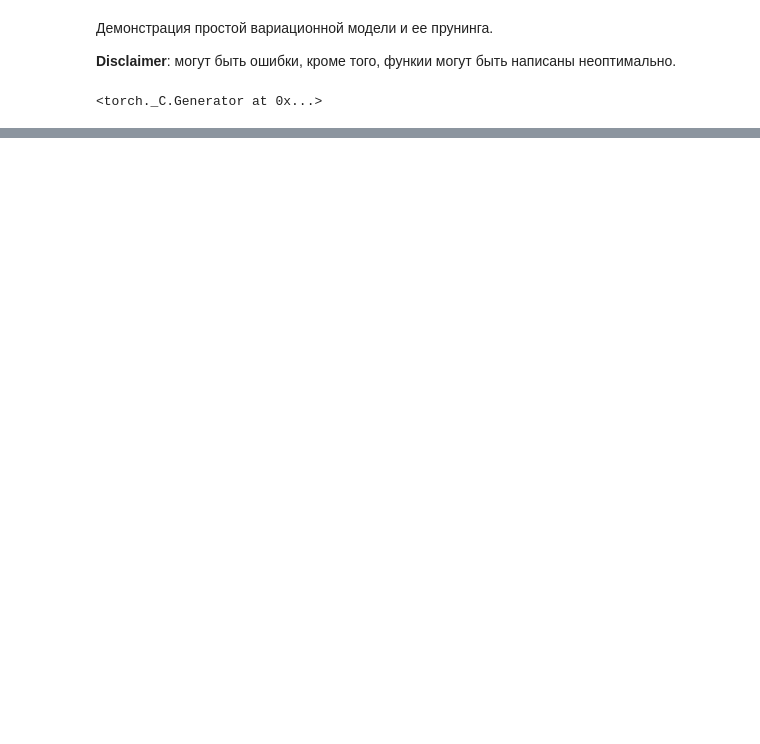
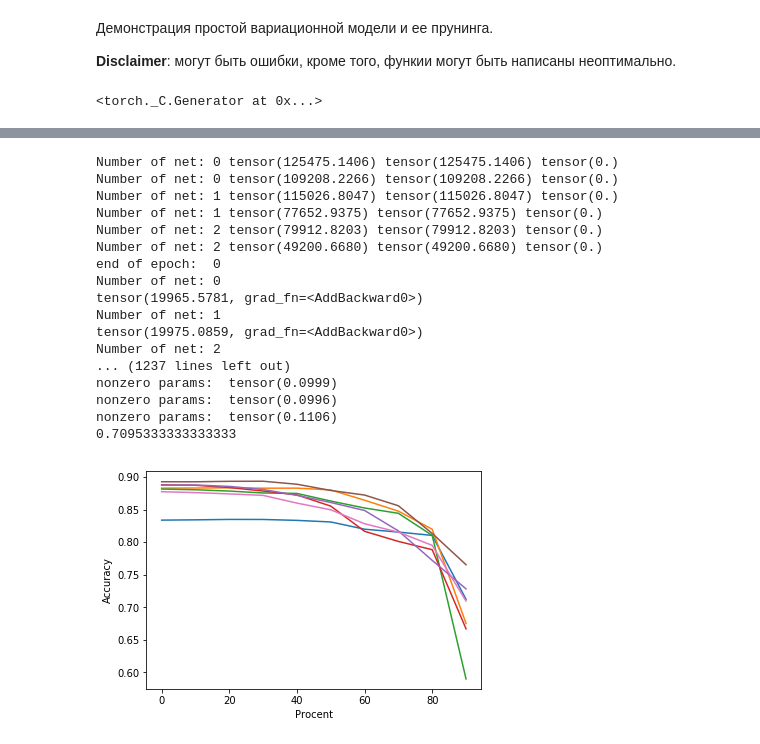
Before and after one commit to magistrkoljan/2020-Project60, a Jupyter notebook: code/Torch_var_problems.py.ipynb, the cells around one changed output, grey strips where cells are left out. Drawn from its saved outputs; the diff is of its cells as text; code cells hidden in the pictures; blank space fills up the shorter version.

```diff
--- a/code/Torch_var_problems.py.ipynb
+++ b/code/Torch_var_problems.py.ipynb
@@ -193,8 +193,17 @@ prune_coef = (mu**2/sigma).cpu().detach().numpy()
 # %%
 # будем удалять по 10% от модели и смотреть качество
-sorted_coefs = np.sort(prune_coef.flatten())
-for i in range(10):
-    ids = (prune_coef <= sorted_coefs[round(i/10*len(sorted_coefs))])
-    net[0].mean.data*=(1-t.tensor(ids*1.0, device=device, dtype=t.float))
-    print ('nonzero params: ', (abs(net[0].mean)>0).float().mean())
-    (test_acc())
+def delete_10():
+    flag = 0
+    print(prune_coef)
+    for j in range(10):
+        for i,net in enumerate(nets):
+            if (flag == 0):
+                sorted_coefs = np.sort(prune_coef[i].flatten())
+                flag = 1
+            ids = (prune_coef[i] <= sorted_coefs[round(j/10*len(sorted_coefs))])
+            net[0].mean.data*=(1-t.tensor(ids*1.0, device=device, dtype=t.float))
+            print ('nonzero params: ', (abs(net[0].mean)>0).float().mean())
+        acc_delete.append(test_acc())
+        #(test_acc()) #среднее по всем nets
+
+#delete_10()
@@ -222,2 +210,10 @@ nonzero params:  tensor(0.0999, device='cuda:0')
+# %%
+def graph():
+    proc = [0,10,20,30,40,50,60,70,80,90]
+    plt.plot(proc, acc_delete)
+    plt.ylabel('Accuracy')
+    plt.xlabel('Procent')
+
+# graph()
 # %%
 # проверяем, что фокусов тут нет, удаляем оставшиеся 10%\
@@ -250,0 +237,34 @@ nonzero params:  tensor(0., device='cuda:0')
+# %%
+for k,lam in enumerate(lamb):
+    acc_delete = []
+    nets = []
+    optimizer_nets = []
+    mu = []
+    sigma = []
+    prune_coef = []
+    init_nets()
+    train_nets()
+    #graph_loss_func()
+    init_coeff()
+    delete_10()
+    graph()
+plt.show()
+# %% [output]
+Number of net: 0 tensor(125475.1406) tensor(125475.1406) tensor(0.)
+Number of net: 0 tensor(109208.2266) tensor(109208.2266) tensor(0.)
+Number of net: 1 tensor(115026.8047) tensor(115026.8047) tensor(0.)
+Number of net: 1 tensor(77652.9375) tensor(77652.9375) tensor(0.)
+Number of net: 2 tensor(79912.8203) tensor(79912.8203) tensor(0.)
+Number of net: 2 tensor(49200.6680) tensor(49200.6680) tensor(0.)
+end of epoch:  0
+Number of net: 0
+tensor(19965.5781, grad_fn=<AddBackward0>)
+Number of net: 1
+tensor(19975.0859, grad_fn=<AddBackward0>)
+Number of net: 2
+... (1237 lines left out)
+nonzero params:  tensor(0.0999)
+nonzero params:  tensor(0.0996)
+nonzero params:  tensor(0.1106)
+0.7095333333333333
+[figure, added]
```
Also changed, not shown: parts of 10 cells of this notebook.
